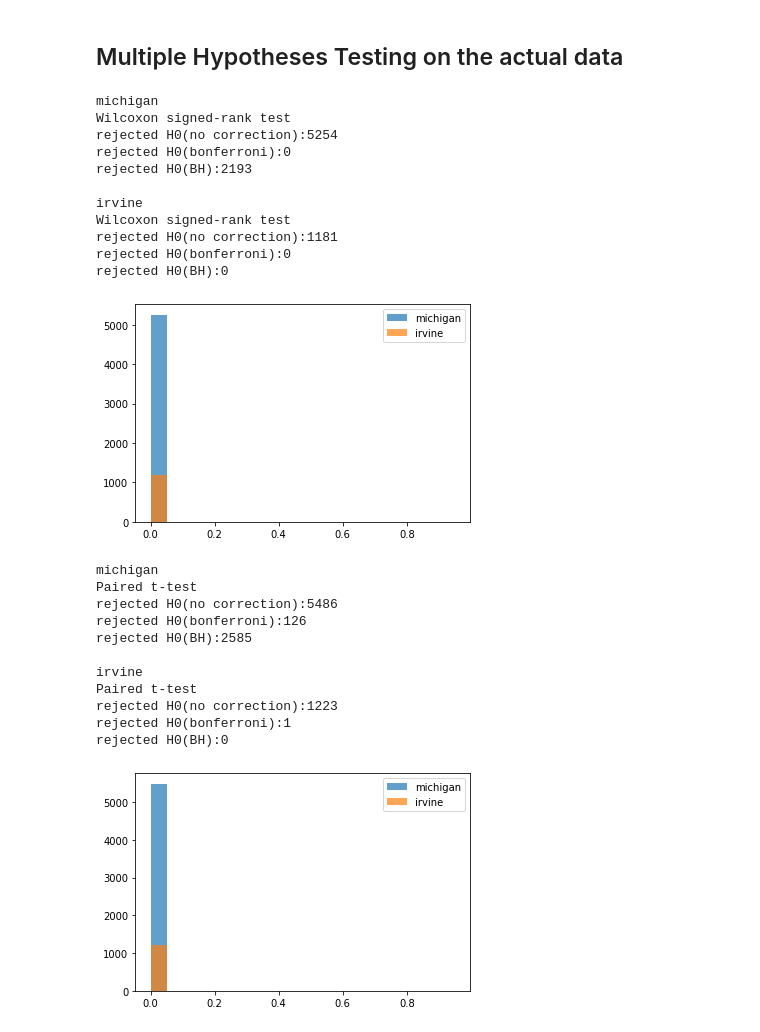
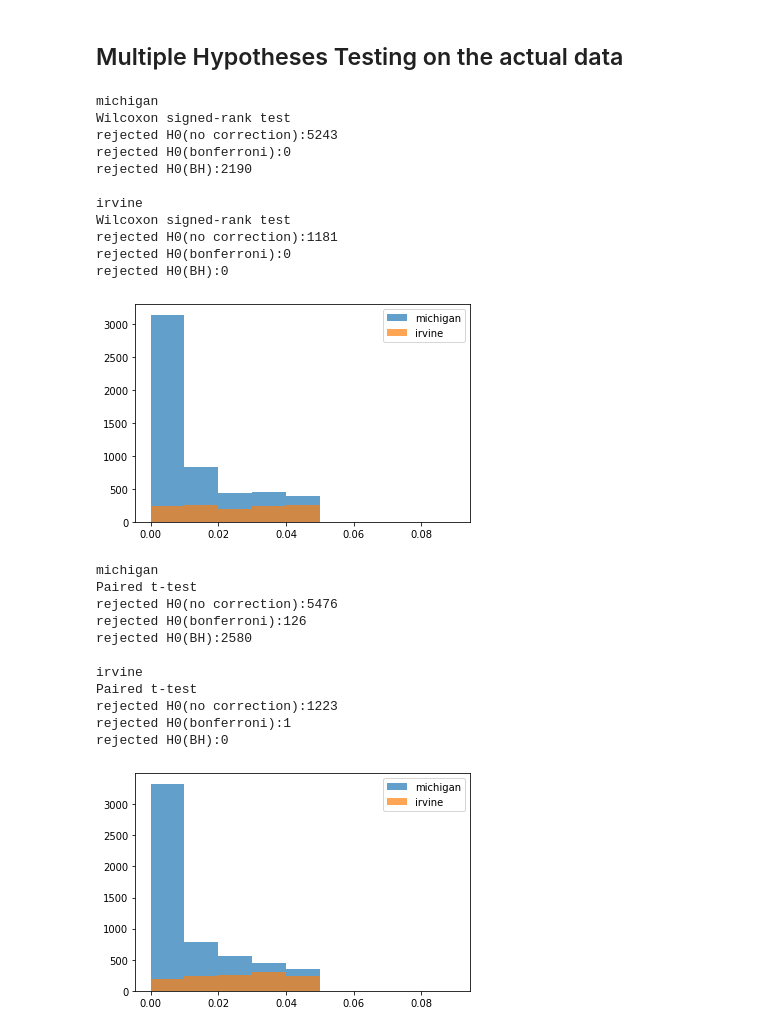
Before and after one commit to unique-subedi/604-gene-expression, a Jupyter notebook: Ahn_gene_expression_master.ipynb, the cells around one changed output. Cells and saved outputs as stored; diff of their text form; code cells hidden in the pictures.

```diff
--- a/Ahn_gene_expression_master.ipynb
+++ b/Ahn_gene_expression_master.ipynb
@@ -22,6 +22,9 @@ expression = pd.DataFrame(brain["expression"])
 genes = pd.DataFrame(brain["genes"])
 samples = pd.DataFrame(brain["samples"])
 
+# Control genes starting with AFFX
+genes_c = genes.filter(regex='AFFX', axis=0)
+
 # Select bacterial controls
 genes.at["AFFX-BioDn-3_at", 'chrom'] = float("Nan")
 genes_control = genes[['AFFX' in s for s in genes.index]]
@@ -29,7 +32,9 @@ genes_control = genes_control[['HUM' not in s for s in genes_control.index]]
 genes_control = genes_control[['hum' not in s for s in genes_control.index]]
 genes_bac_index = genes_control[genes_control.chrom.isnull() & genes_control.sym.isnull()].index
 
-# Microarray level Normalization
+# Microarray level Normalization: Detected microarray-wise effects for both michigan and irvine
+# We ideally want very similar distribution(mean, std) for each microarray.
+# This does not remove lab effects/heterogeneity across labs
 mean_bac_exp = expression[genes_bac_index].mean(axis=1)
 std_bac_exp = expression[genes_bac_index].std(axis=1)
 expression_norm =  (expression - mean_bac_exp.values[:, None]).divide(std_bac_exp, axis=0)
@@ -111,0 +119,11 @@ sns.boxplot(data=irvine.iloc[:, 200:300])
+# %%
+m = michigan_diff.apply(np.mean)
+i = irvine_diff.apply(np.mean)
+
+means = pd.DataFrame({'M': m, 'I':i})
+plt.figure(figsize=(20, 10))
+plt.plot(means.M[300:600], label='Michigan')
+plt.plot(means.I[300:600], label='Irvine')
+plt.axhline(y=0, color='grey')
+plt.title('Mean of the differences for each gene')
+plt.legend()
@@ -124,13 +145,12 @@ from statsmodels.stats.multitest import multipletests
 def testing(df, lab, mode):
 
   '''
-  do Wilcoxon signed-rank test for each gene.
+  do Wilcoxon signed-rank test/paired t-test for each gene.
   Make either Bonferroni or Benjamini-Hochberg correction when doing the multiple testing
 
   args:
   -----
   df: data frame without the controls
-  centered: True/False(T: centered, F: not centered/actual)
   lab: should be one of 'michigan', 'irvine', 'davis'
   mode: 'w' if Wilcoxon-signed-rank test, 't' if paired t-test
   '''
@@ -167,45 +187,45 @@ def testing(df, lab, mode):
 
   print('rejected H0(bonferroni):{}'.format(sum(bonferr)))
   print('rejected H0(BH):{} \n'.format(sum(bh)))
-  plt.hist(p_val, bins=np.arange(0, 1, 0.05), alpha=0.7, label=lab)
+  plt.hist(p_val, bins=np.arange(0, 0.1, 0.01), alpha=0.7, label=lab)
   plt.legend()
 # %%
 # `pvals` stores the pvalues, `rejected` stores the rejected H0 from the multiple hypothesis testing
 pvals = {}
 rejected = {}
 
 # Remove controls
-michigan_diff = michigan_diff[[c for c in michigan_diff.columns if c not in genes_bac_index]]
-irvine_diff = irvine_diff[[c for c in irvine_diff.columns if c not in genes_bac_index]]
+michigan_diff = michigan_diff[[c for c in michigan_diff.columns if c not in genes_c.index]]
+irvine_diff = irvine_diff[[c for c in irvine_diff.columns if c not in genes_c.index]]
 
 testing(michigan_diff, 'michigan', 'w')
 testing(irvine_diff, 'irvine', 'w')
 # %% [output]
 michigan
 Wilcoxon signed-rank test
-rejected H0(no correction):5254
+rejected H0(no correction):5243
 rejected H0(bonferroni):0
-rejected H0(BH):2193
+rejected H0(BH):2190
 
 irvine
 Wilcoxon signed-rank test
 rejected H0(no correction):1181
 rejected H0(bonferroni):0
 rejected H0(BH):0
-[figure, old version]
+[figure, new version]
 # %%
 testing(michigan_diff, 'michigan', 't')
 testing(irvine_diff, 'irvine', 't')
 # %% [output]
 michigan
 Paired t-test
-rejected H0(no correction):5486
+rejected H0(no correction):5476
 rejected H0(bonferroni):126
-rejected H0(BH):2585
+rejected H0(BH):2580
 
 irvine
 Paired t-test
 rejected H0(no correction):1223
 rejected H0(bonferroni):1
 rejected H0(BH):0
-[figure, old version]
+[figure, new version]
```
Also changed, not shown: parts of 18 cells of this notebook.
